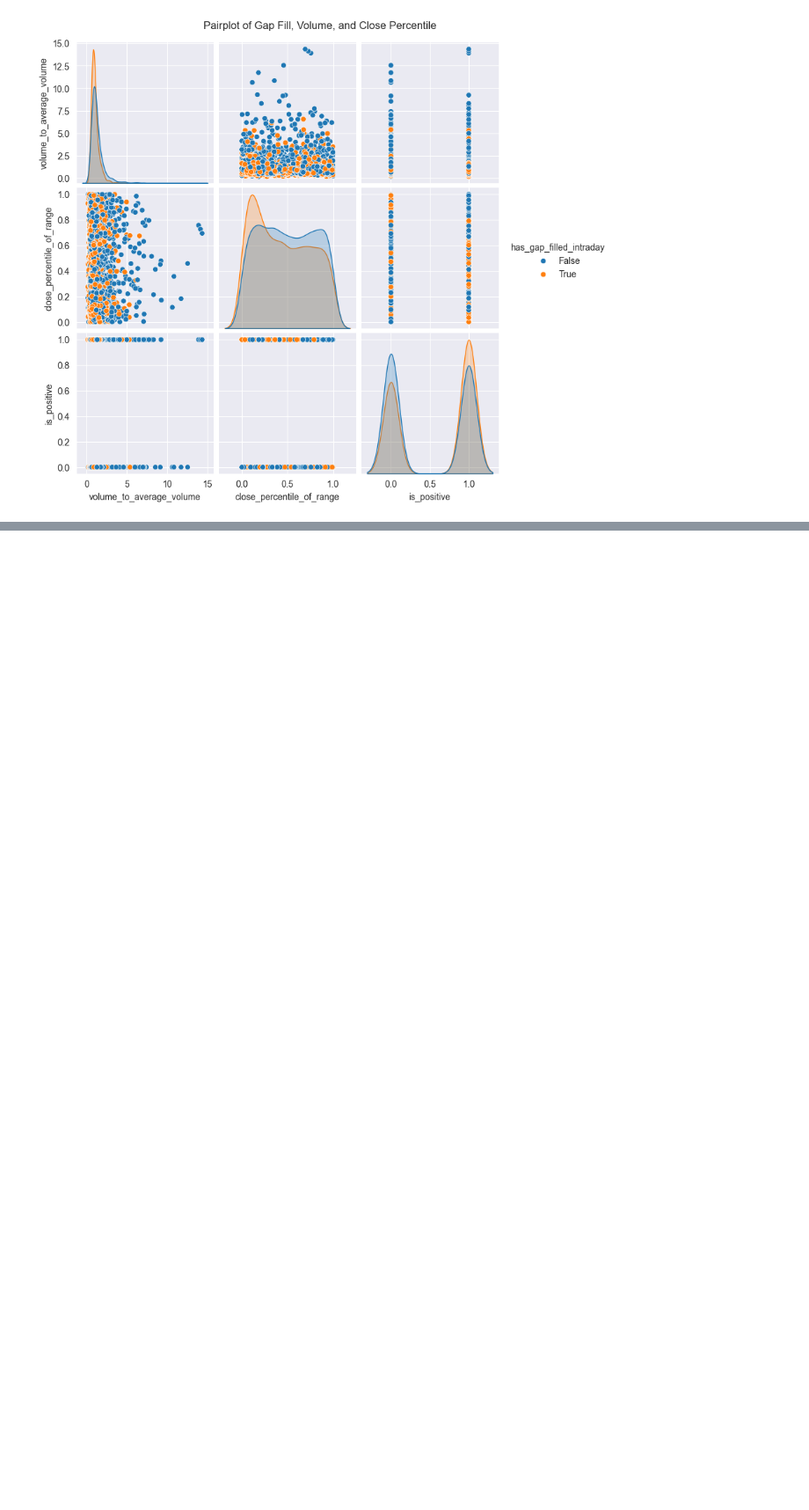
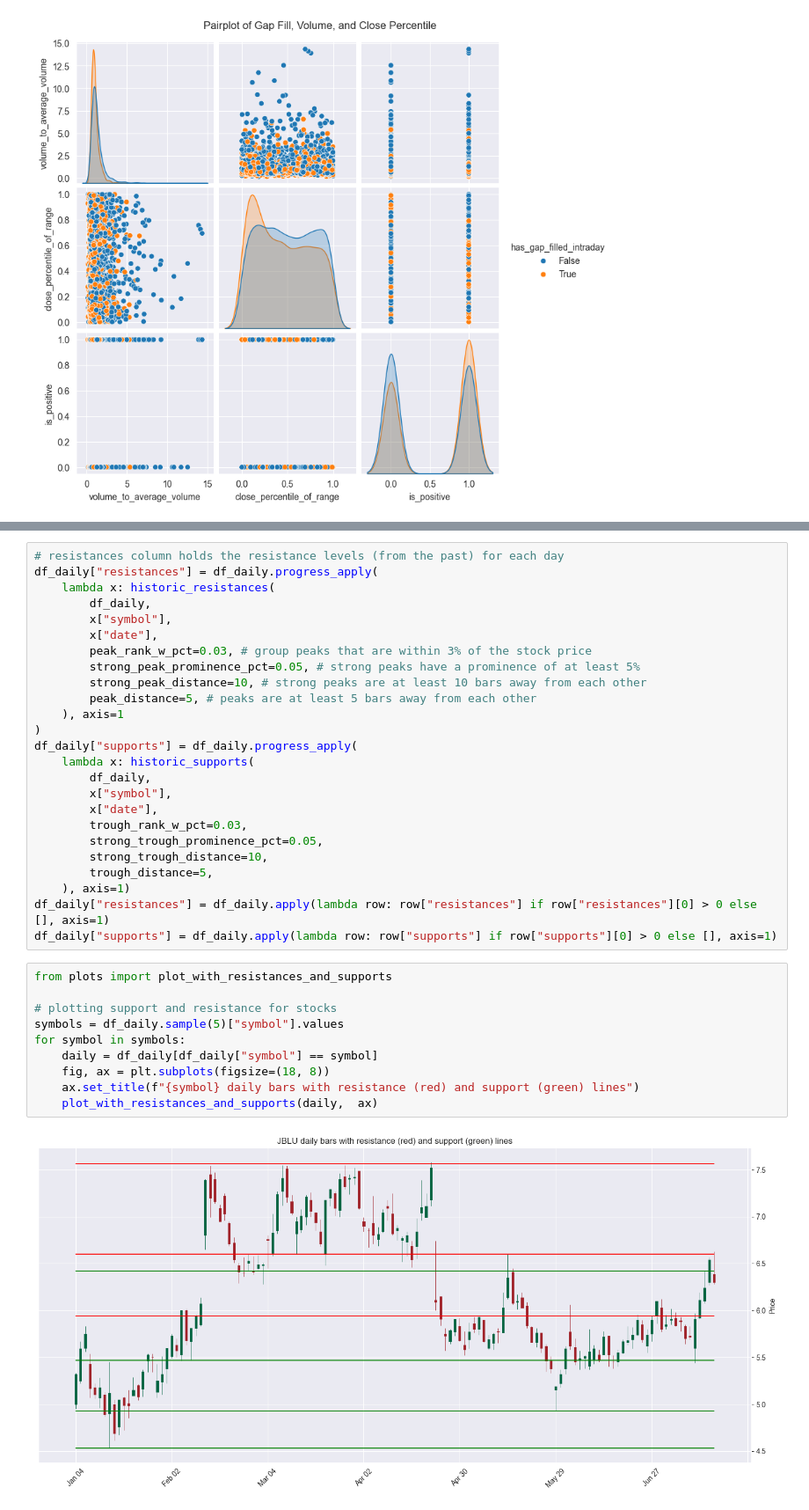
Before and after one commit to itay1542/data_science_workshop, a Jupyter notebook: main.ipynb, the cells around one changed output, grey strips where cells are left out. Shown at 88% size. Saved outputs shown, nothing was run; the diff lists cells and outputs as text; blank space fills up the shorter version.

```diff
--- a/main.ipynb
+++ b/main.ipynb
@@ -574,0 +647,37 @@ The bottom right graph is also informative. It shows that negative gaps are less
+# %%
+# resistances column holds the resistance levels (from the past) for each day
+df_daily["resistances"] = df_daily.progress_apply(
+    lambda x: historic_resistances(
+        df_daily,
+        x["symbol"],
+        x["date"],
+        peak_rank_w_pct=0.03, # group peaks that are within 3% of the stock price
+        strong_peak_prominence_pct=0.05, # strong peaks have a prominence of at least 5%
+        strong_peak_distance=10, # strong peaks are at least 10 bars away from each other
+        peak_distance=5, # peaks are at least 5 bars away from each other
+    ), axis=1
+)
+df_daily["supports"] = df_daily.progress_apply(
+    lambda x: historic_supports(
+        df_daily,
+        x["symbol"],
+        x["date"],
+        trough_rank_w_pct=0.03,
+        strong_trough_prominence_pct=0.05,
+        strong_trough_distance=10,
+        trough_distance=5,
+    ), axis=1)
+df_daily["resistances"] = df_daily.apply(lambda row: row["resistances"] if row["resistances"][0] > 0 else [], axis=1)
+df_daily["supports"] = df_daily.apply(lambda row: row["supports"] if row["supports"][0] > 0 else [], axis=1)
+# %%
+from plots import plot_with_resistances_and_supports
+
+# plotting support and resistance for stocks
+symbols = df_daily.sample(5)["symbol"].values
+for symbol in symbols:
+    daily = df_daily[df_daily["symbol"] == symbol]
+    fig, ax = plt.subplots(figsize=(18, 8))
+    ax.set_title(f"{symbol} daily bars with resistance (red) and support (green) lines")
+    plot_with_resistances_and_supports(daily,  ax)
+# %% [output]
+[figure, added]
```
Also changed, not shown: parts of 73 cells of this notebook, 9 other files.
